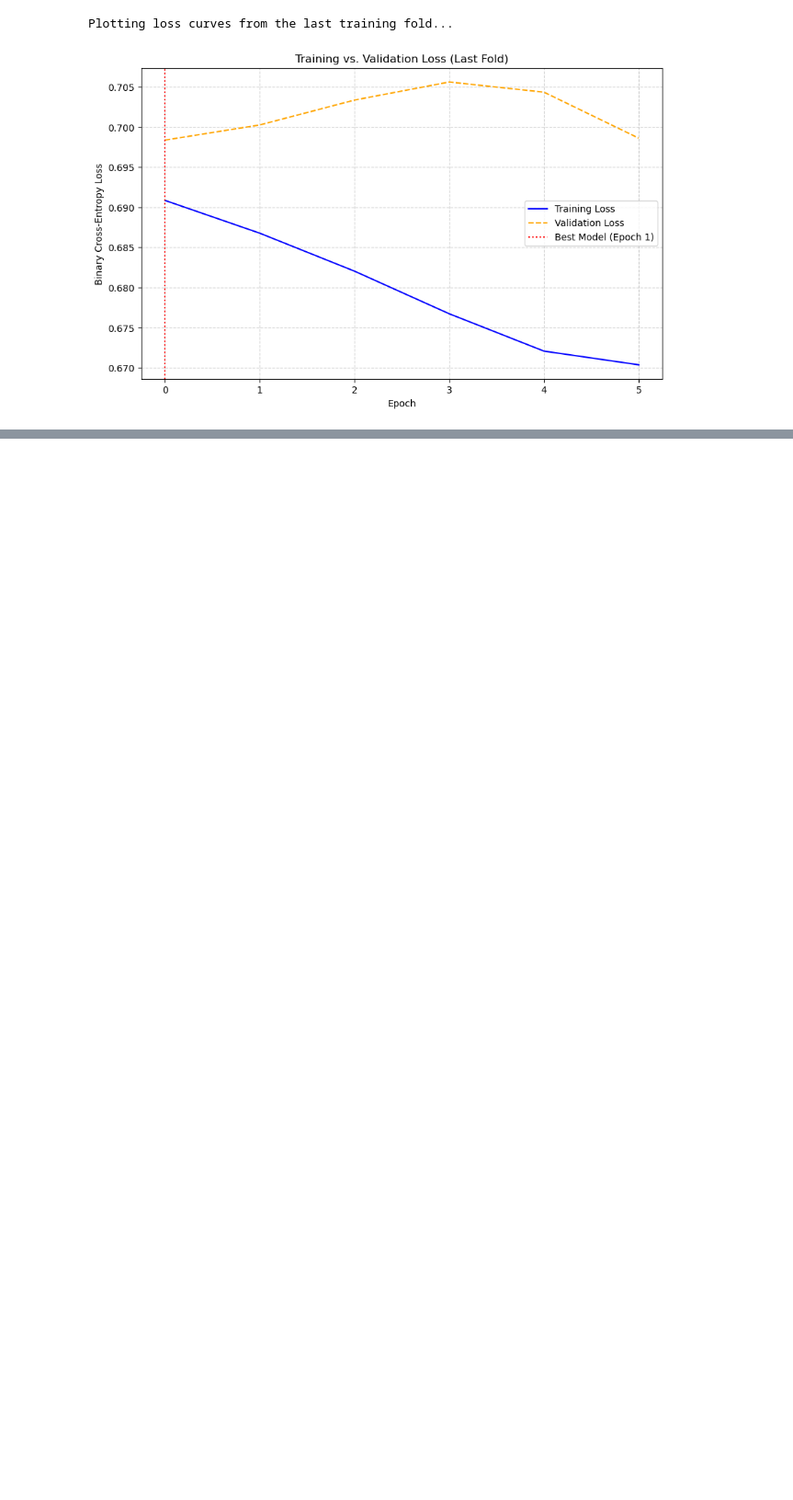
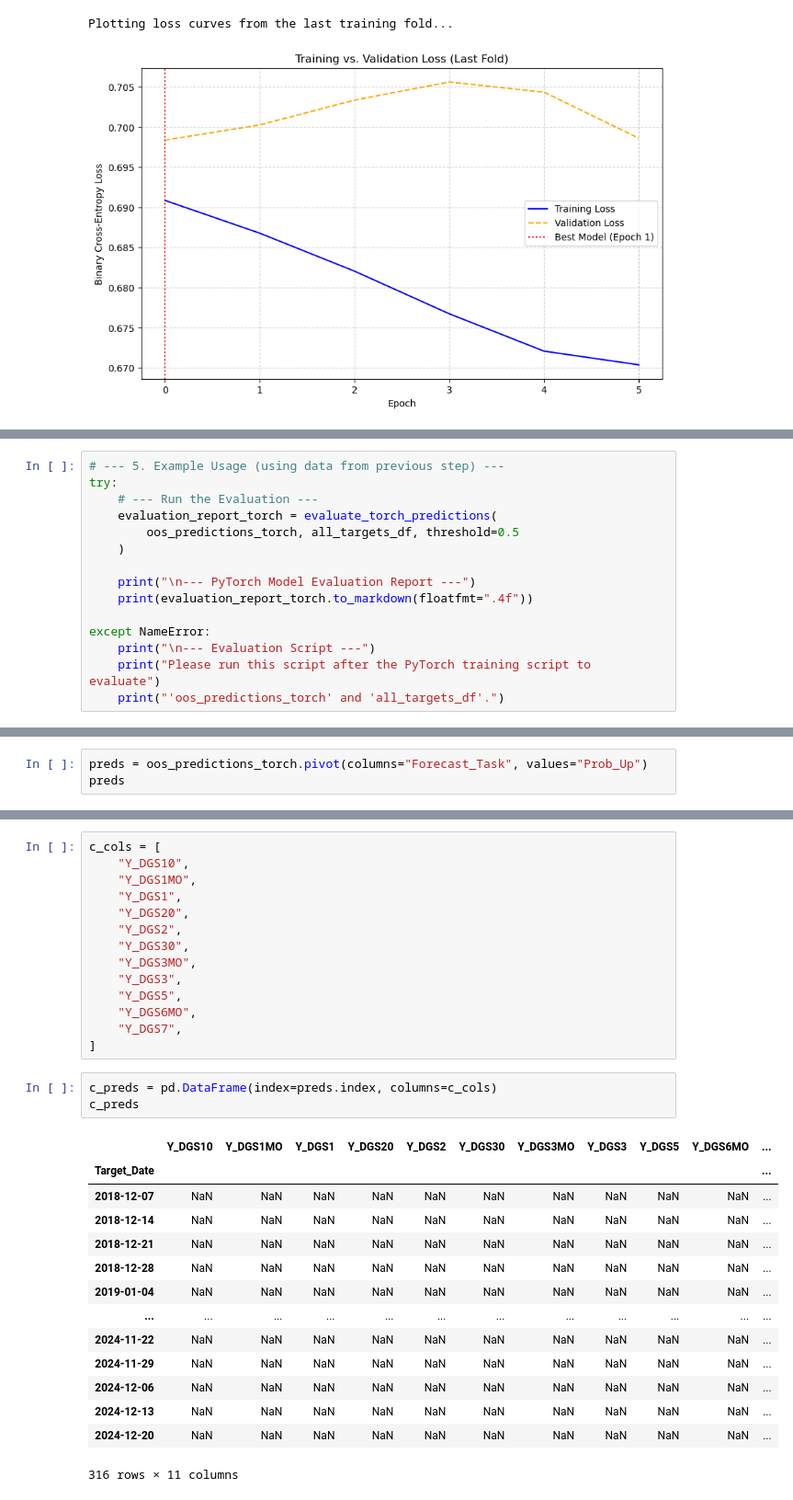
Before and after one commit to jeanlouvaleau/ML-for-trading-project, a Jupyter notebook: RollingLSTM.ipynb, the cells around one changed output, grey strips where cells are left out. Shown: that part at 92% size. Cells and saved outputs as stored; diff of their text form; blank space fills up the shorter version.

```diff
--- a/RollingLSTM.ipynb
+++ b/RollingLSTM.ipynb
@@ -816,0 +894,15 @@ Plotting loss curves from the last training fold...
+# %%
+# --- 5. Example Usage (using data from previous step) ---
+try:
+    # --- Run the Evaluation ---
+    evaluation_report_torch = evaluate_torch_predictions(
+        oos_predictions_torch, all_targets_df, threshold=0.5
+    )
+
+    print("\n--- PyTorch Model Evaluation Report ---")
+    print(evaluation_report_torch.to_markdown(floatfmt=".4f"))
+
+except NameError:
+    print("\n--- Evaluation Script ---")
+    print("Please run this script after the PyTorch training script to evaluate")
+    print("'oos_predictions_torch' and 'all_targets_df'.")
@@ -816,0 +975,3 @@ Plotting loss curves from the last training fold...
+# %%
+preds = oos_predictions_torch.pivot(columns="Forecast_Task", values="Prob_Up")
+preds
@@ -816,0 +1007,32 @@ Plotting loss curves from the last training fold...
+# %%
+c_cols = [
+    "Y_DGS10",
+    "Y_DGS1MO",
+    "Y_DGS1",
+    "Y_DGS20",
+    "Y_DGS2",
+    "Y_DGS30",
+    "Y_DGS3MO",
+    "Y_DGS3",
+    "Y_DGS5",
+    "Y_DGS6MO",
+    "Y_DGS7",
+]
+# %%
+c_preds = pd.DataFrame(index=preds.index, columns=c_cols)
+c_preds
+# %% [output]
+|  | Y_DGS10 | Y_DGS1MO | Y_DGS1 | Y_DGS20 | Y_DGS2 | Y_DGS30 | Y_DGS3MO | Y_DGS3 | Y_DGS5 | Y_DGS6MO | ... |
+| Target_Date |  |  |  |  |  |  |  |  |  |  | ... |
+| 2018-12-07 | NaN | NaN | NaN | NaN | NaN | NaN | NaN | NaN | NaN | NaN | ... |
+| 2018-12-14 | NaN | NaN | NaN | NaN | NaN | NaN | NaN | NaN | NaN | NaN | ... |
+| 2018-12-21 | NaN | NaN | NaN | NaN | NaN | NaN | NaN | NaN | NaN | NaN | ... |
+| 2018-12-28 | NaN | NaN | NaN | NaN | NaN | NaN | NaN | NaN | NaN | NaN | ... |
+| 2019-01-04 | NaN | NaN | NaN | NaN | NaN | NaN | NaN | NaN | NaN | NaN | ... |
+| ... | ... | ... | ... | ... | ... | ... | ... | ... | ... | ... | ... |
+| 2024-11-22 | NaN | NaN | NaN | NaN | NaN | NaN | NaN | NaN | NaN | NaN | ... |
+| 2024-11-29 | NaN | NaN | NaN | NaN | NaN | NaN | NaN | NaN | NaN | NaN | ... |
+| 2024-12-06 | NaN | NaN | NaN | NaN | NaN | NaN | NaN | NaN | NaN | NaN | ... |
+| 2024-12-13 | NaN | NaN | NaN | NaN | NaN | NaN | NaN | NaN | NaN | NaN | ... |
+| 2024-12-20 | NaN | NaN | NaN | NaN | NaN | NaN | NaN | NaN | NaN | NaN | ... |
+316 rows × 11 columns
```
Also changed, not shown: parts of 27 cells of this notebook.
